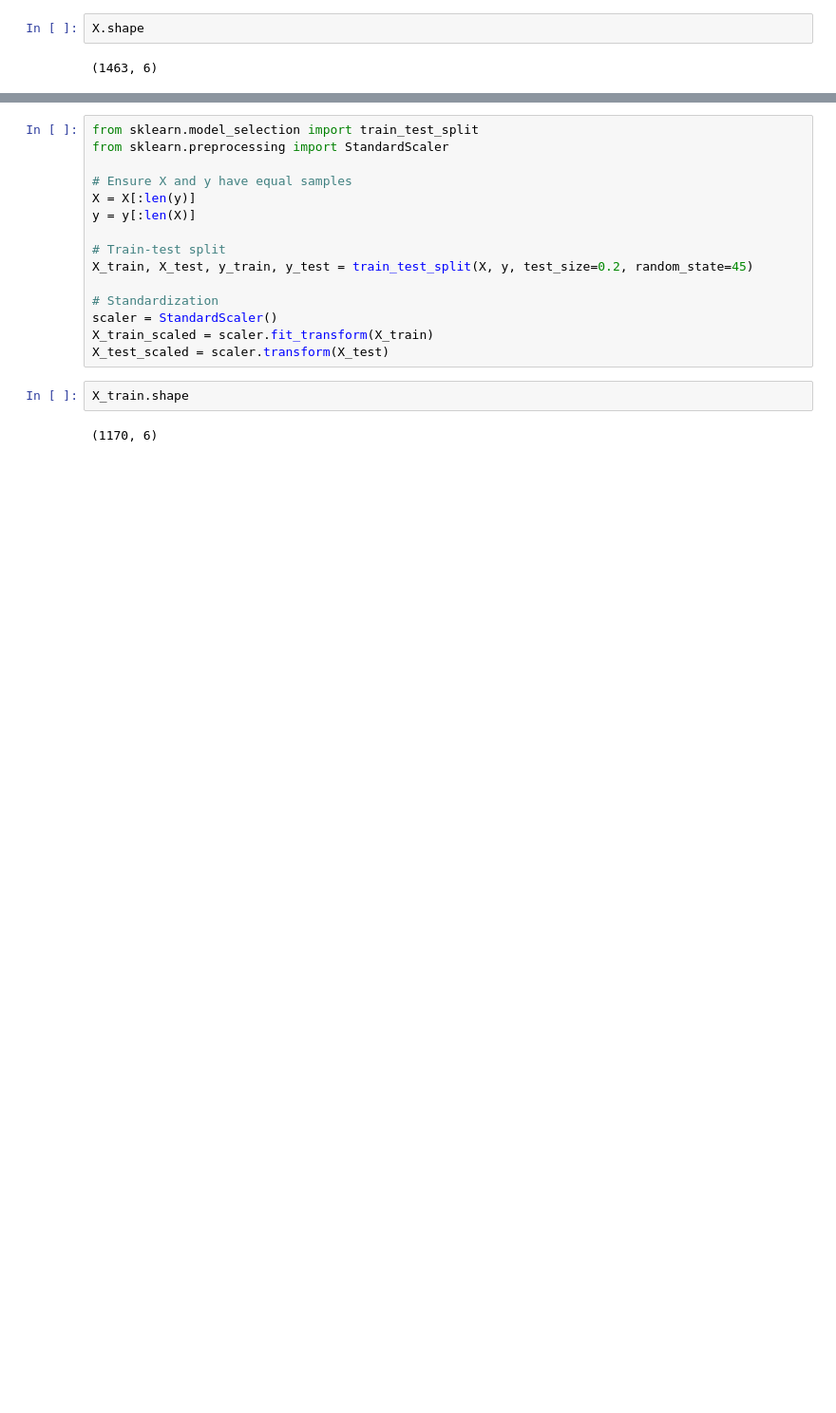
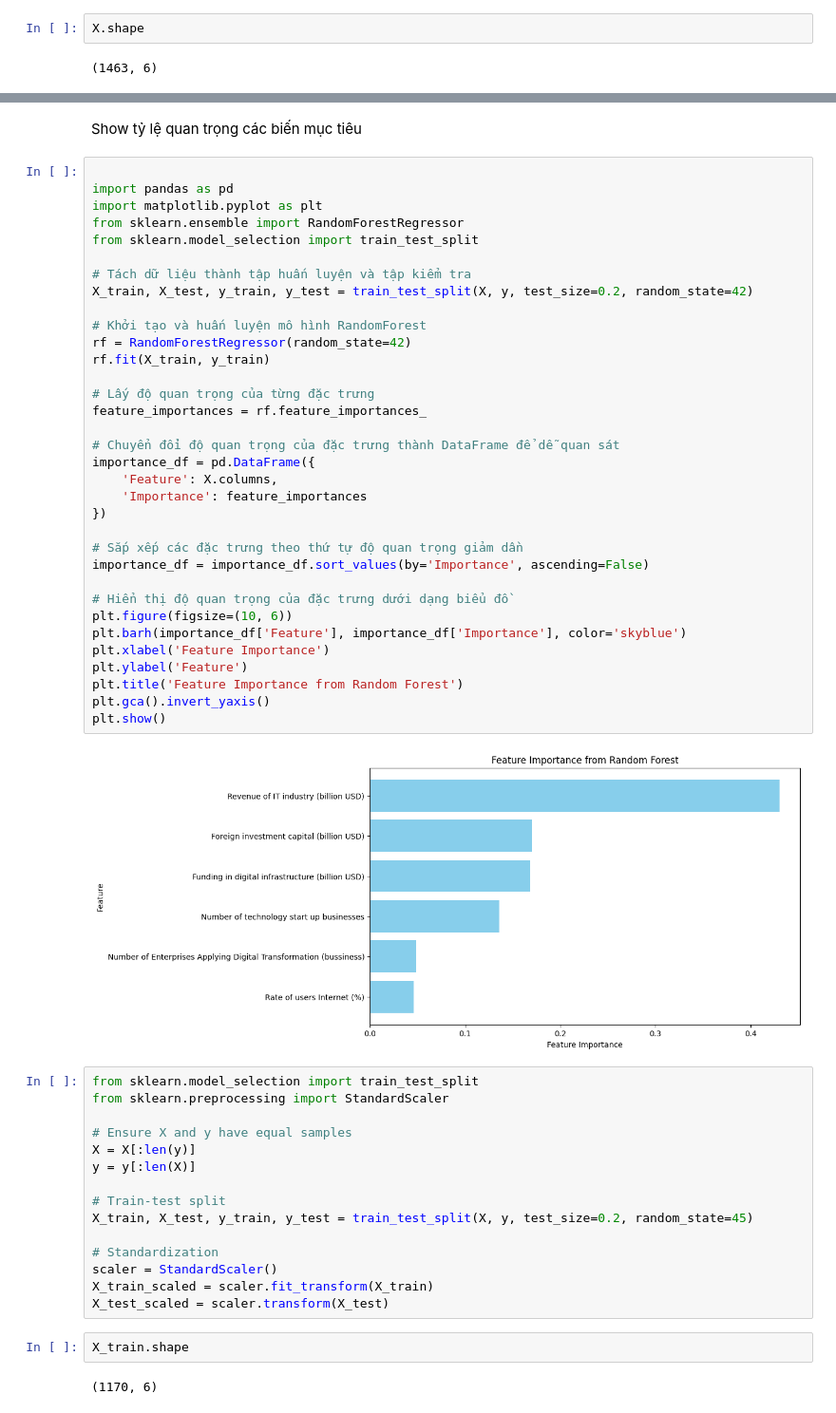
Before and after one commit to TheViet298/train_data_ttcs, a Jupyter notebook: ttcs_RF.ipynb, the cells around one changed output, grey strips where cells are left out. Shown: that part at 95% size. Drawn from its saved outputs; the diff is of its cells as text; blank space fills up the shorter version.

```diff
--- a/ttcs_RF.ipynb
+++ b/ttcs_RF.ipynb
@@ -137,3 +153,41 @@ X.head()
+# %% [markdown]
+Show tỷ lệ quan trọng các biến mục tiêu
+# %%
+
+import pandas as pd
+import matplotlib.pyplot as plt
+from sklearn.ensemble import RandomForestRegressor
+from sklearn.model_selection import train_test_split
+
+# Tách dữ liệu thành tập huấn luyện và tập kiểm tra
+X_train, X_test, y_train, y_test = train_test_split(X, y, test_size=0.2, random_state=42)
+
+# Khởi tạo và huấn luyện mô hình RandomForest
+rf = RandomForestRegressor(random_state=42)
+rf.fit(X_train, y_train)
+
+# Lấy độ quan trọng của từng đặc trưng
+feature_importances = rf.feature_importances_
+
+# Chuyển đổi độ quan trọng của đặc trưng thành DataFrame để dễ quan sát
+importance_df = pd.DataFrame({
+    'Feature': X.columns,
+    'Importance': feature_importances
+})
+
+# Sắp xếp các đặc trưng theo thứ tự độ quan trọng giảm dần
+importance_df = importance_df.sort_values(by='Importance', ascending=False)
+
+# Hiển thị độ quan trọng của đặc trưng dưới dạng biểu đồ
+plt.figure(figsize=(10, 6))
+plt.barh(importance_df['Feature'], importance_df['Importance'], color='skyblue')
+plt.xlabel('Feature Importance')
+plt.ylabel('Feature')
+plt.title('Feature Importance from Random Forest')
+plt.gca().invert_yaxis()
+plt.show()
+# %% [output]
+[figure, added]
 # %%
 from sklearn.model_selection import train_test_split
 from sklearn.preprocessing import StandardScaler
```
Also changed, not shown: parts of 16 cells of this notebook.
